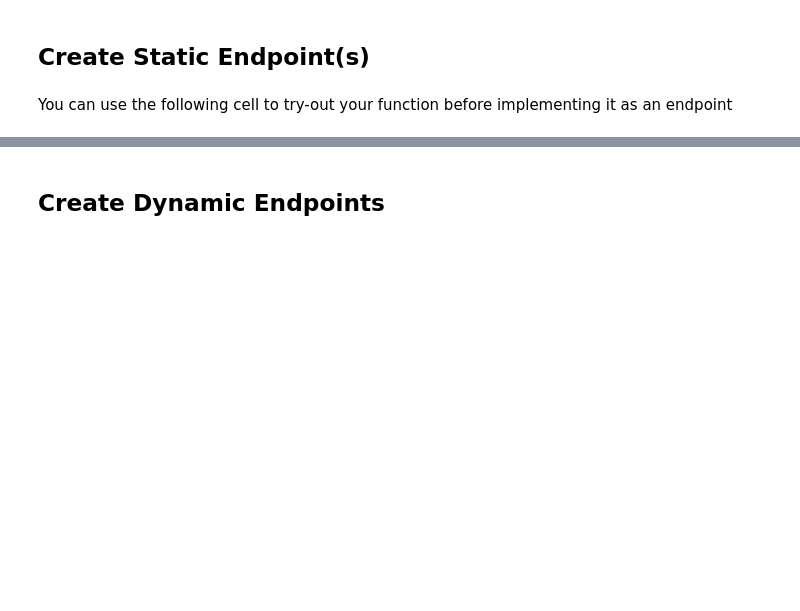
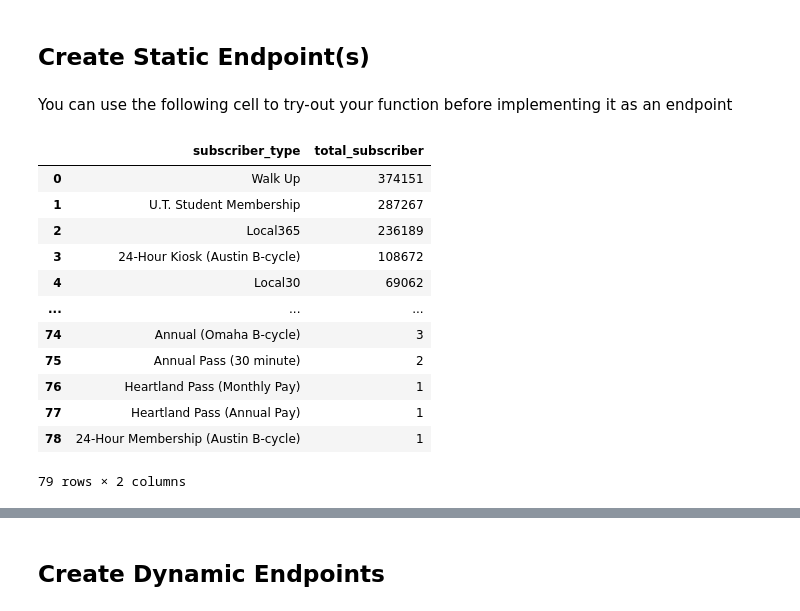
Before and after one commit to taruma/bikeshareapi, a Jupyter notebook: Bikeshare API.ipynb, the cells around one changed output, grey strips where cells are left out. Drawn from its saved outputs; the diff is of its cells as text; code cells hidden in the pictures; blank space fills up the shorter version.

```diff
--- a/Bikeshare API.ipynb
+++ b/Bikeshare API.ipynb
@@ -508,0 +559,27 @@ You can use the following cell to try-out your function before implementing it a
+# %%
+def top_subscribers(conn):
+    query = """
+    SELECT
+        trips.subscriber_type,
+        COUNT(subscriber_type) AS total_subscriber
+    FROM trips
+    GROUP BY trips.subscriber_type
+    ORDER BY total_subscriber DESC
+    """
+    return pd.read_sql_query(query, conn)
+
+top_subscribers(conn)
+# %% [output]
+|  | subscriber_type | total_subscriber |
+| 0 | Walk Up | 374151 |
+| 1 | U.T. Student Membership | 287267 |
+| 2 | Local365 | 236189 |
+| 3 | 24-Hour Kiosk (Austin B-cycle) | 108672 |
+| 4 | Local30 | 69062 |
+| ... | ... | ... |
+| 74 | Annual (Omaha B-cycle) | 3 |
+| 75 | Annual Pass (30 minute) | 2 |
+| 76 | Heartland Pass (Monthly Pay) | 1 |
+| 77 | Heartland Pass (Annual Pay) | 1 |
+| 78 | 24-Hour Membership (Austin B-cycle) | 1 |
+79 rows × 2 columns
```
Also changed, not shown: parts of 33 cells of this notebook, 4 other files.
